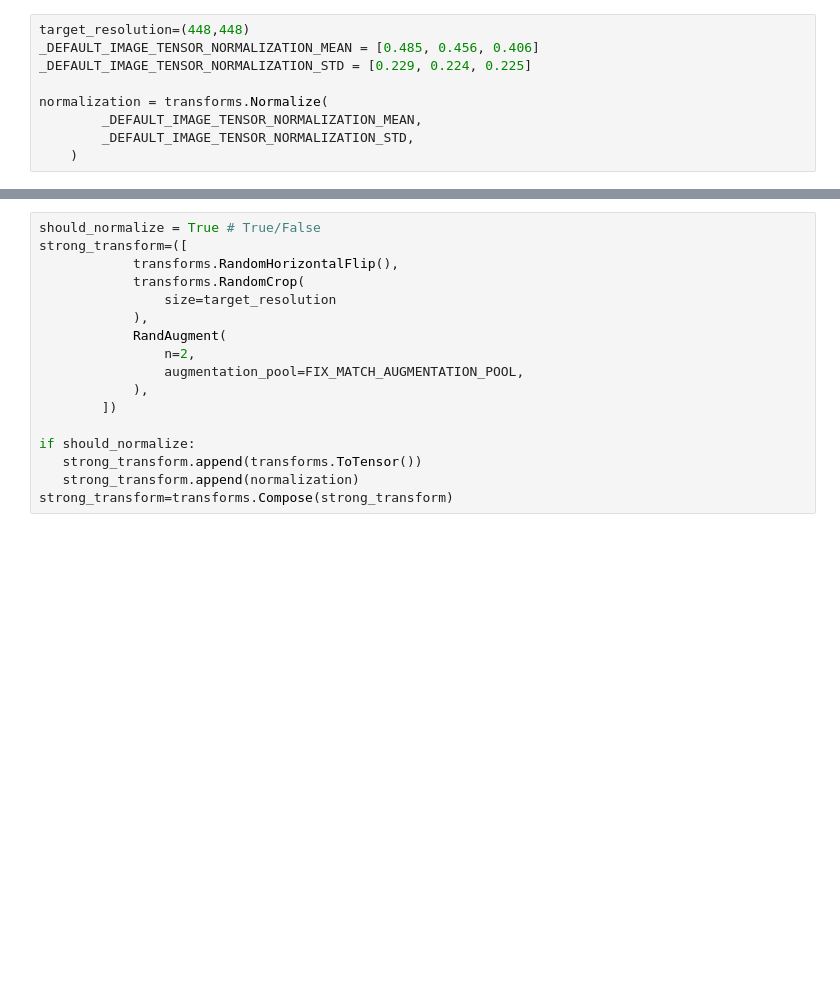
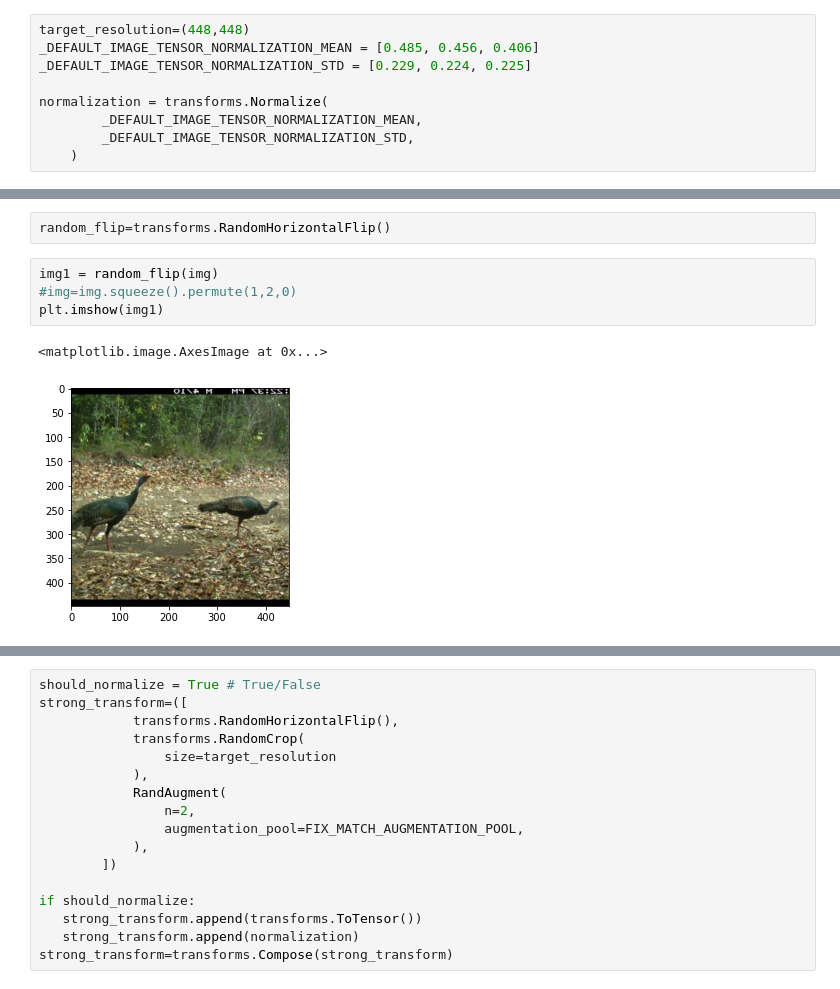
Before and after one commit to vijayakuruba/IFT6759_Distribution_shifts_WILDS, a Jupyter notebook: Data_augument.ipynb, the cells around one changed output, grey strips where cells are left out. Drawn from its saved outputs; the diff is of its cells as text; blank space fills up the shorter version.

```diff
--- a/Data_augument.ipynb
+++ b/Data_augument.ipynb
@@ -51,0 +63,9 @@ normalization = transforms.Normalize(
+# %%
+random_flip=transforms.RandomHorizontalFlip()
+# %%
+img1 = random_flip(img)
+#img=img.squeeze().permute(1,2,0)
+plt.imshow(img1)
+# %% [output]
+<matplotlib.image.AxesImage at 0x...>
+[figure, added]
```
Also changed, not shown: parts of 15 cells of this notebook.
